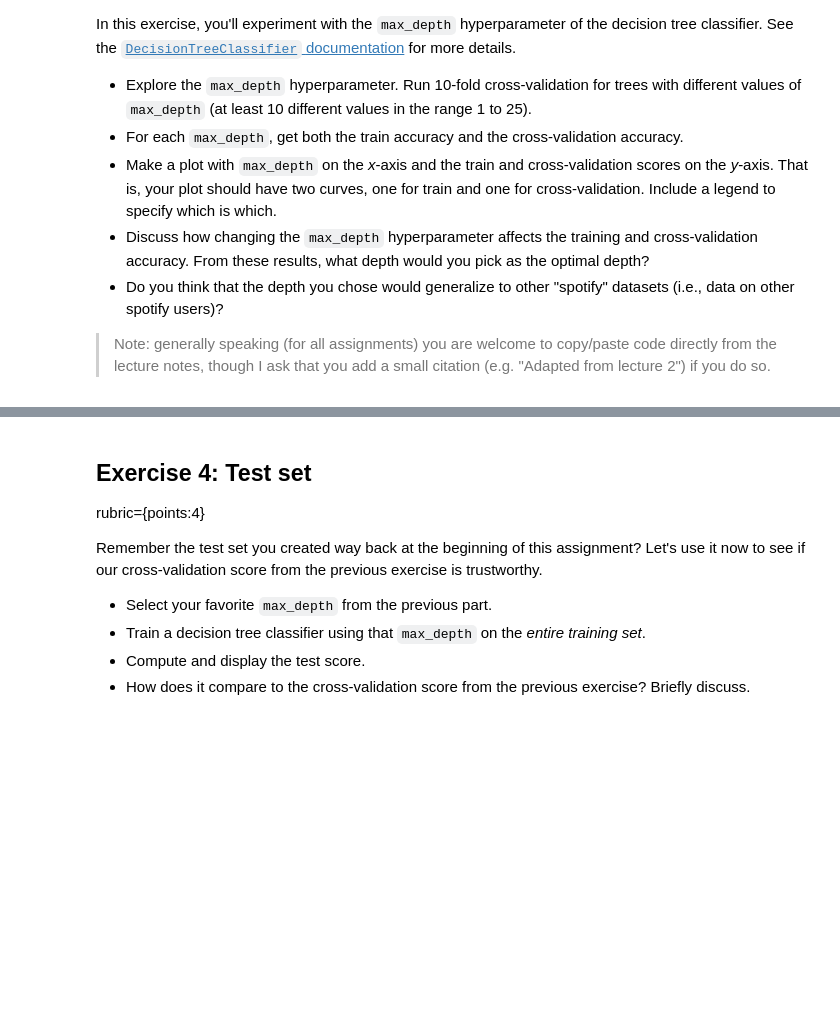
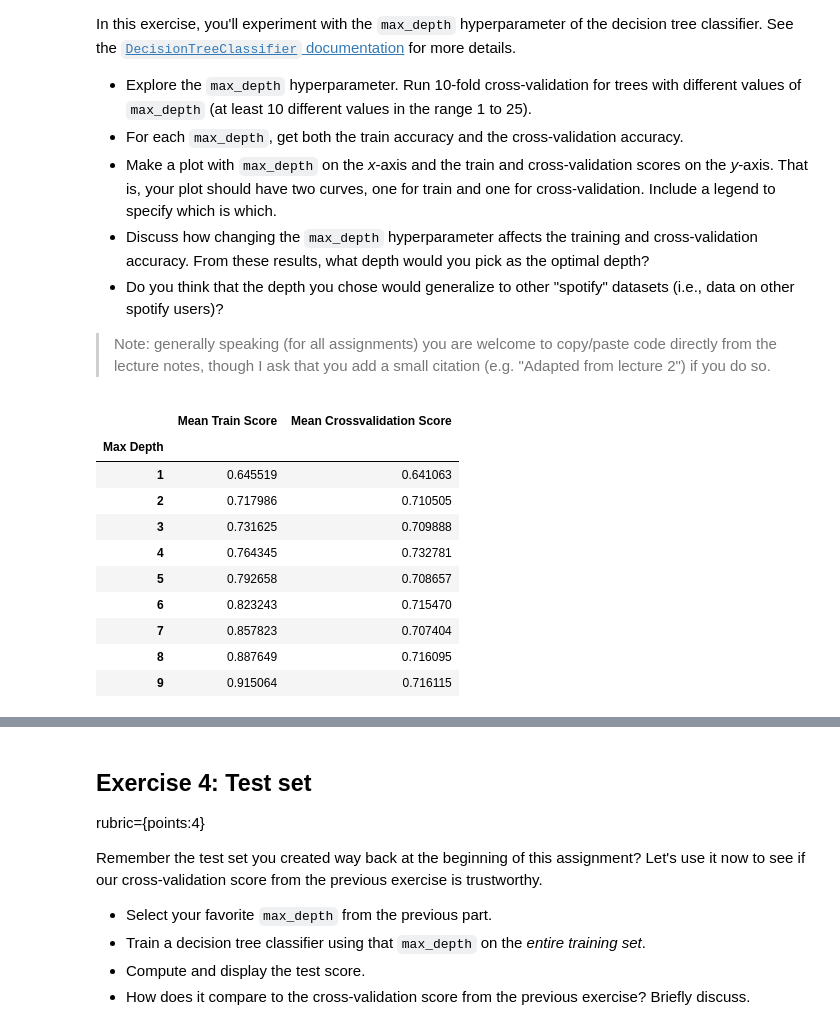
Before and after one commit to Blaise143/CPSC-330-ASSIGNMENTS, a Jupyter notebook: hw2/hw2.ipynb, the cells around one changed output, grey strips where cells are left out. Drawn from its saved outputs; the diff is of its cells as text; code cells hidden in the pictures; blank space fills up the shorter version.

```diff
--- a/hw2/hw2.ipynb
+++ b/hw2/hw2.ipynb
@@ -293,3 +352,26 @@ In this exercise, you'll experiment with the `max_depth` hyperparameter of the d
 - Do you think that the depth you chose would generalize to other "spotify" datasets (i.e., data on other spotify users)?
 
 > Note: generally speaking (for all assignments) you are welcome to copy/paste code directly from the lecture notes, though I ask that you add a small citation (e.g. "Adapted from lecture 2") if you do so.
+# %%
+scores = []
+
+for num in range(1,10):
+    classifier = DecisionTreeClassifier(max_depth=num)
+    cross_v_scores = cross_validate(classifier, X_train, y_train, cv=10, return_train_score=True)
+    cross_v_means = pd.DataFrame(cross_v_scores).mean()
+    scores.append({"Max Depth": num, "Mean Train Score": cross_v_means.loc['train_score'],
+                        "Mean Crossvalidation Score": cross_v_means.loc['test_score']})
+scores = pd.DataFrame(scores).set_index("Max Depth")
+scores
+# %% [output]
+|  | Mean Train Score | Mean Crossvalidation Score |
+| Max Depth |  |  |
+| 1 | 0.645519 | 0.641063 |
+| 2 | 0.717986 | 0.710505 |
+| 3 | 0.731625 | 0.709888 |
+| 4 | 0.764345 | 0.732781 |
+| 5 | 0.792658 | 0.708657 |
+| 6 | 0.823243 | 0.715470 |
+| 7 | 0.857823 | 0.707404 |
+| 8 | 0.887649 | 0.716095 |
+| 9 | 0.915064 | 0.716115 |
```
Also changed, not shown: parts of 20 cells of this notebook.
